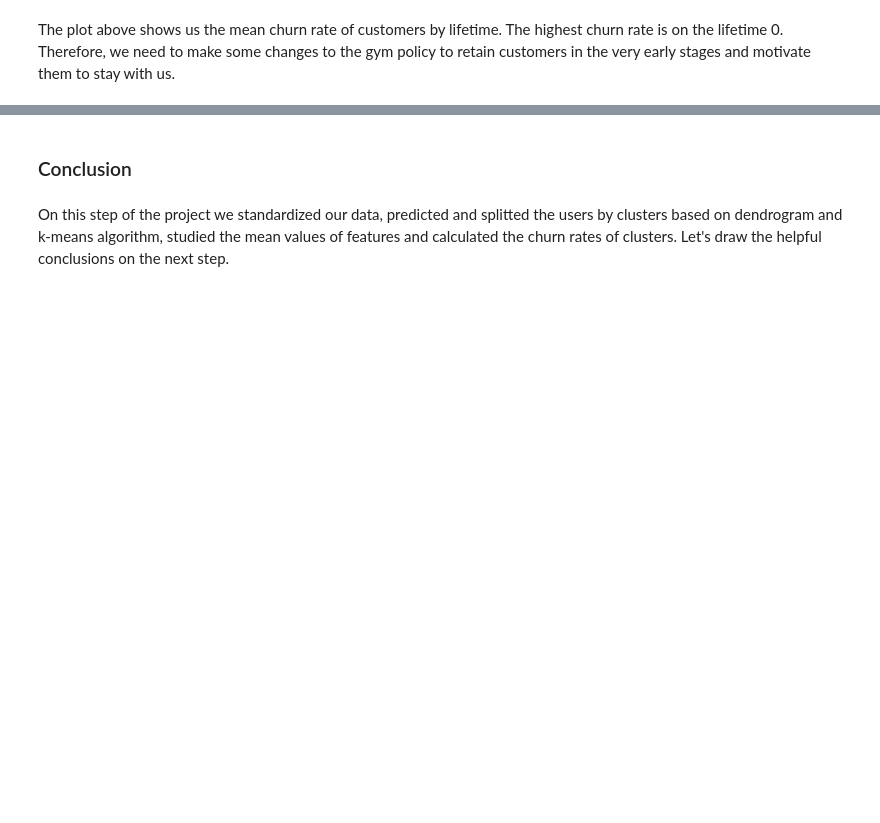
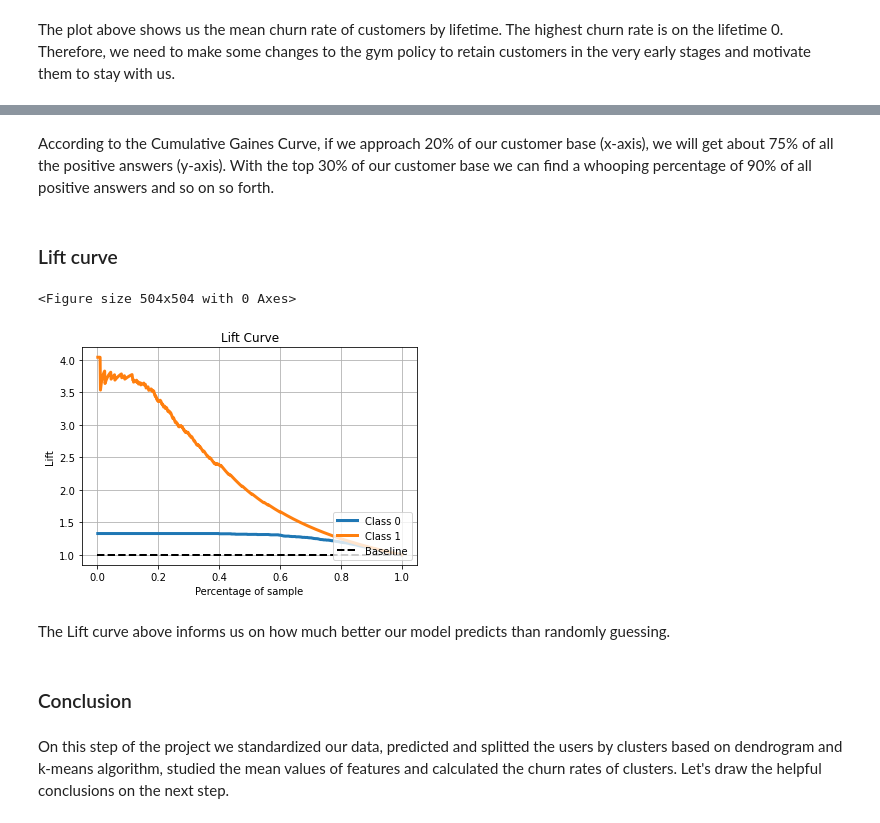
Before and after one commit to marytet/DataAnalystPortfolio, a Jupyter notebook: customer_churn_prediction_and_retention/gym.ipynb, the cells around one changed output, grey strips where cells are left out. Drawn from its saved outputs; the diff is of its cells as text; code cells hidden in the pictures; blank space fills up the shorter version.

```diff
--- a/customer_churn_prediction_and_retention/gym.ipynb
+++ b/customer_churn_prediction_and_retention/gym.ipynb
@@ -516,3 +539,16 @@ The plot above shows us the mean churn rate of customers by lifetime. The highes
+# %% [markdown]
+According to the Cumulative Gaines Curve, if we approach 20% of our customer base (x-axis), we will get about 75% of all the positive answers (y-axis). With the top 30% of our customer base we can find a whooping percentage of 90% of all positive answers and so on so forth.
+# %% [markdown]
+### Lift curve
+# %%
+plt.figure(figsize=(7,7))
+skplt.metrics.plot_lift_curve(y_test, lr_probabilities)
+plt.show()
+# %% [output]
+<Figure size 504x504 with 0 Axes>
+[figure, added]
+# %% [markdown]
+The Lift curve above informs us on how much better our model predicts than randomly guessing.
 # %% [markdown]
 ### Conclusion
 # %% [markdown]
```
Also changed, not shown: parts of 16 cells of this notebook, 4 other files.
